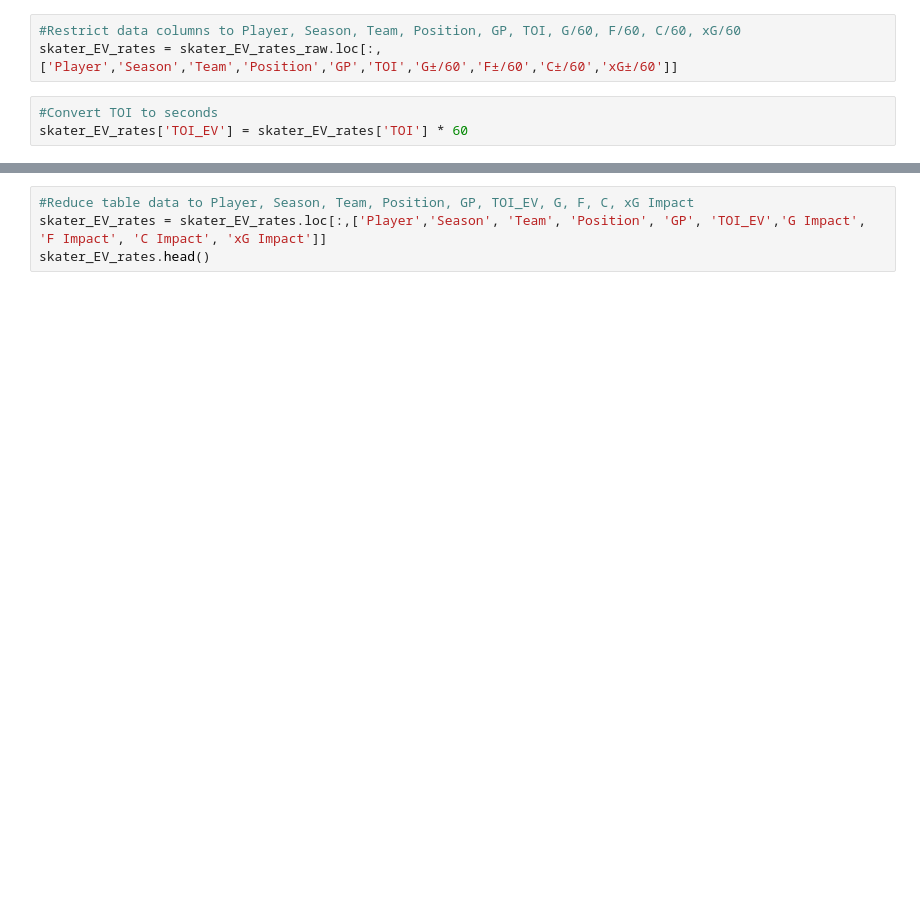
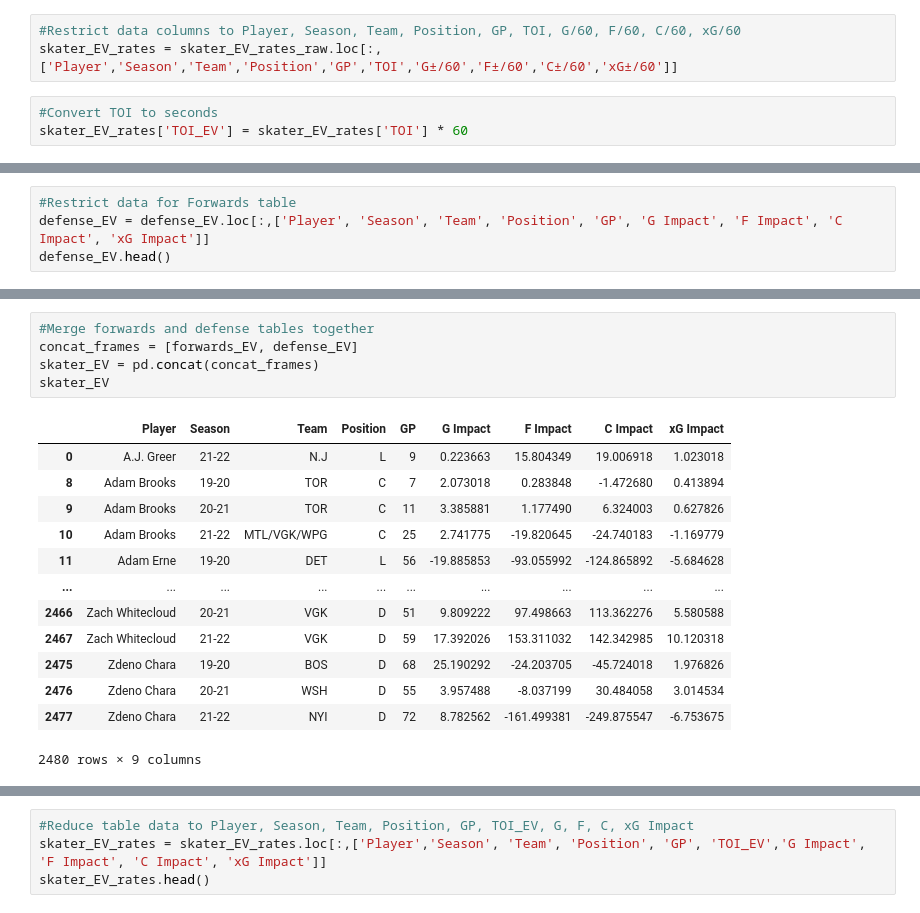
Before and after one commit to mikeytw11/Hockey-Model, a Jupyter notebook: Pre_Season_Model.ipynb, the cells around one changed output, grey strips where cells are left out. Saved outputs shown, nothing was run; the diff lists cells and outputs as text; blank space fills up the shorter version.

```diff
--- a/Pre_Season_Model.ipynb
+++ b/Pre_Season_Model.ipynb
@@ -34,0 +122,4 @@ defense_EV.head()
+# %%
+#Restrict data for Forwards table
+defense_EV = defense_EV.loc[:,['Player', 'Season', 'Team', 'Position', 'GP', 'G Impact', 'F Impact', 'C Impact', 'xG Impact']]
+defense_EV.head()
@@ -35,2 +133,21 @@ defense_EV.head()
+# %%
+#Merge forwards and defense tables together
+concat_frames = [forwards_EV, defense_EV]
+skater_EV = pd.concat(concat_frames)
+skater_EV
+# %% [output]
+|  | Player | Season | Team | Position | GP | G Impact | F Impact | C Impact | xG Impact |
+| 0 | A.J. Greer | 21-22 | N.J | L | 9 | 0.223663 | 15.804349 | 19.006918 | 1.023018 |
+| 8 | Adam Brooks | 19-20 | TOR | C | 7 | 2.073018 | 0.283848 | -1.472680 | 0.413894 |
+| 9 | Adam Brooks | 20-21 | TOR | C | 11 | 3.385881 | 1.177490 | 6.324003 | 0.627826 |
+| 10 | Adam Brooks | 21-22 | MTL/VGK/WPG | C | 25 | 2.741775 | -19.820645 | -24.740183 | -1.169779 |
+| 11 | Adam Erne | 19-20 | DET | L | 56 | -19.885853 | -93.055992 | -124.865892 | -5.684628 |
+| ... | ... | ... | ... | ... | ... | ... | ... | ... | ... |
+| 2466 | Zach Whitecloud | 20-21 | VGK | D | 51 | 9.809222 | 97.498663 | 113.362276 | 5.580588 |
+| 2467 | Zach Whitecloud | 21-22 | VGK | D | 59 | 17.392026 | 153.311032 | 142.342985 | 10.120318 |
+| 2475 | Zdeno Chara | 19-20 | BOS | D | 68 | 25.190292 | -24.203705 | -45.724018 | 1.976826 |
+| 2476 | Zdeno Chara | 20-21 | WSH | D | 55 | 3.957488 | -8.037199 | 30.484058 | 3.014534 |
+| 2477 | Zdeno Chara | 21-22 | NYI | D | 72 | 8.782562 | -161.499381 | -249.875547 | -6.753675 |
+2480 rows × 9 columns
 # %%
 #Convert TOI_EV to seconds, Add column for G/s, F/s, C/s, xG/s
```
Also changed, not shown: parts of 10 cells of this notebook.
